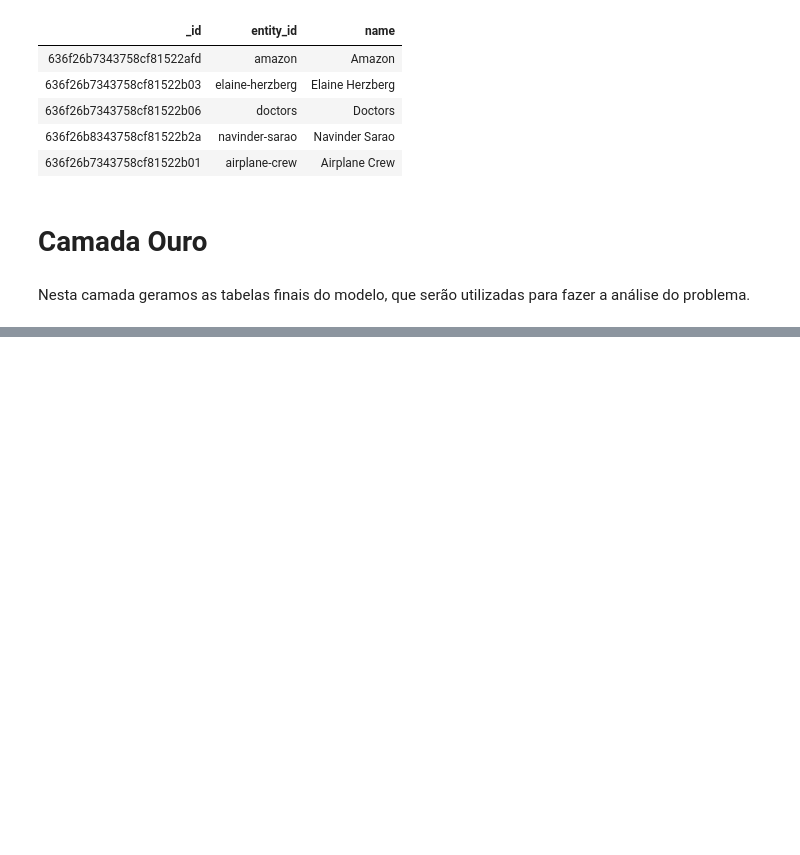
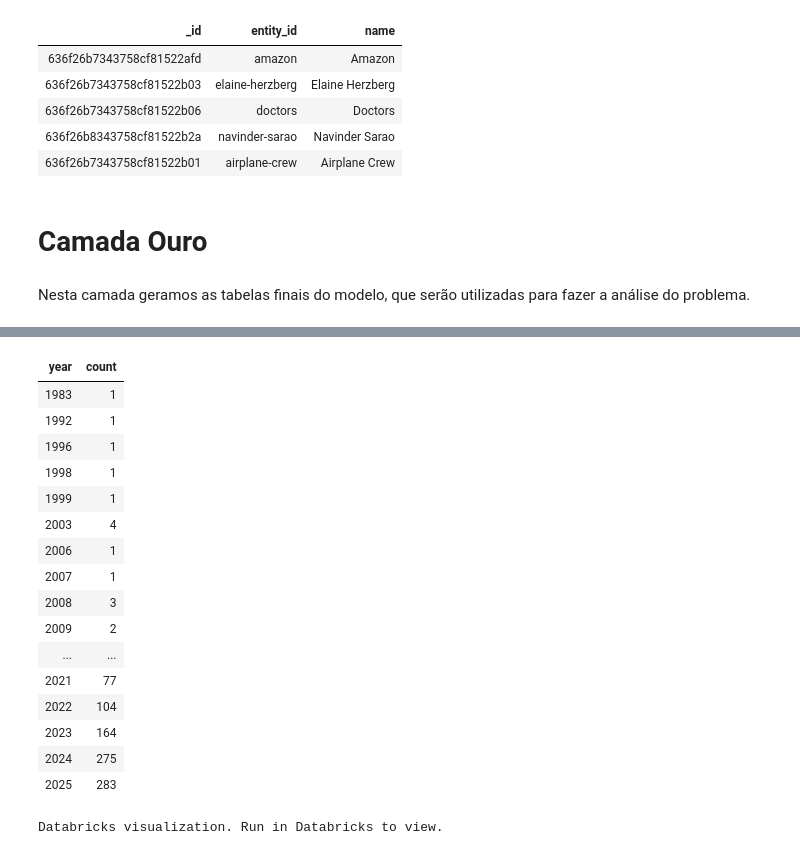
Before and after one commit to rogerlga/mvp-ed, a Jupyter notebook: mvp_ed.ipynb, the cells around one changed output, grey strips where cells are left out. Drawn from its saved outputs; the diff is of its cells as text; code cells hidden in the pictures; blank space fills up the shorter version.

```diff
--- a/mvp_ed.ipynb
+++ b/mvp_ed.ipynb
@@ -518,0 +713,33 @@ JOIN mvp.silver.classifications c
+# %%
+# Carrega a tabela de incidentes da camada gold
+df = spark.table("mvp.gold.incidents_classified").select("incident_id", "date")
+
+# Agrupa por ano e conta incidentes
+df_year = (
+    df.withColumn("year", F.year(F.col("date")))
+    .groupBy("year")
+    .count()
+    .orderBy("year")
+)
+
+# Exibe gráfico de linha
+display(df_year)
+# %% [output]
+| year | count |
+| 1983 | 1 |
+| 1992 | 1 |
+| 1996 | 1 |
+| 1998 | 1 |
+| 1999 | 1 |
+| 2003 | 4 |
+| 2006 | 1 |
+| 2007 | 1 |
+| 2008 | 3 |
+| 2009 | 2 |
+| ... | ... |
+| 2021 | 77 |
+| 2022 | 104 |
+| 2023 | 164 |
+| 2024 | 275 |
+| 2025 | 283 |
+Databricks visualization. Run in Databricks to view.
```
Also changed, not shown: parts of 24 cells of this notebook, 1 other file.
